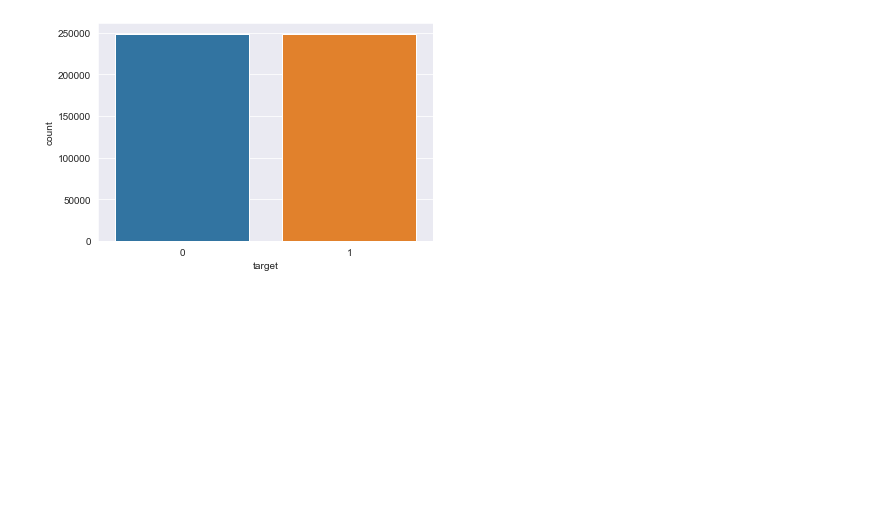
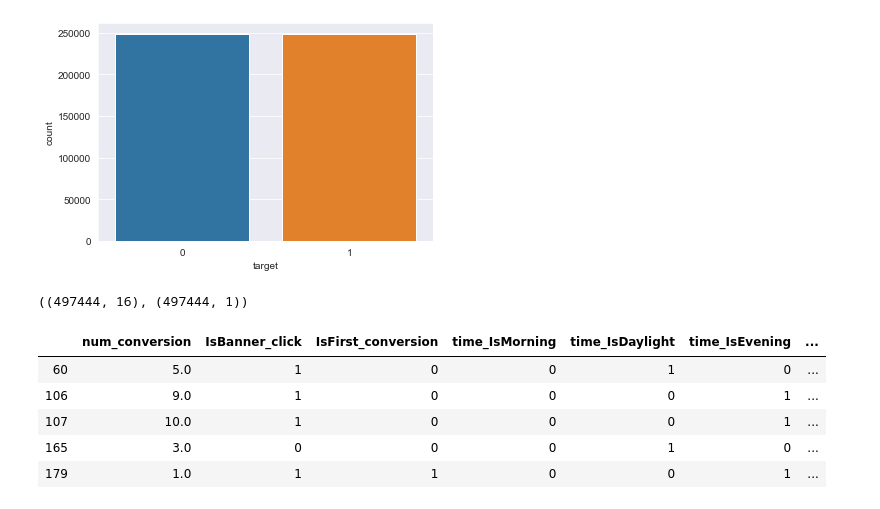
Before and after one commit to befowle/AB_Testing, a Jupyter notebook: ab_testing.ipynb, the cells around one changed output. Cells and saved outputs as stored; diff of their text form; code cells hidden in the pictures; blank space fills up the shorter version.

```diff
--- a/ab_testing.ipynb
+++ b/ab_testing.ipynb
@@ -350,3 +362,16 @@ Perc. of banner click or show result:  0.5
 Perc. of order result:  0.5
 Total number of transactions in resampled data:  497444
 [figure]
+# %%
+X.shape, y.shape
+# %% [output]
+((497444, 16), (497444, 1))
+# %%
+X.head()
+# %% [output]
+|  | num_conversion | IsBanner_click | IsFirst_conversion | time_IsMorning | time_IsDaylight | time_IsEvening | ... |
+| 60 | 5.0 | 1 | 0 | 0 | 1 | 0 | ... |
+| 106 | 9.0 | 1 | 0 | 0 | 0 | 1 | ... |
+| 107 | 10.0 | 1 | 0 | 0 | 0 | 1 | ... |
+| 165 | 3.0 | 0 | 0 | 0 | 1 | 0 | ... |
+| 179 | 1.0 | 1 | 1 | 0 | 0 | 1 | ... |
```
Also changed, not shown: parts of 5 cells of this notebook.
